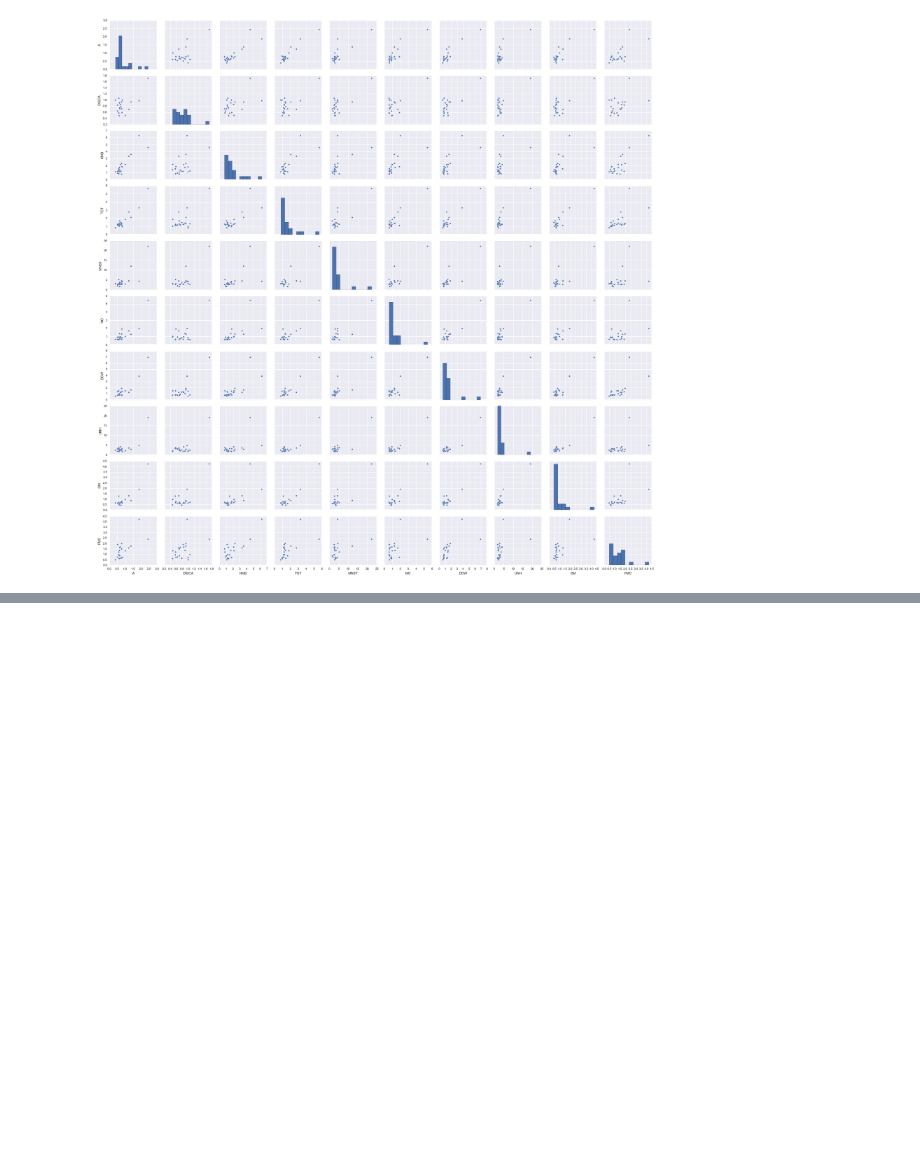
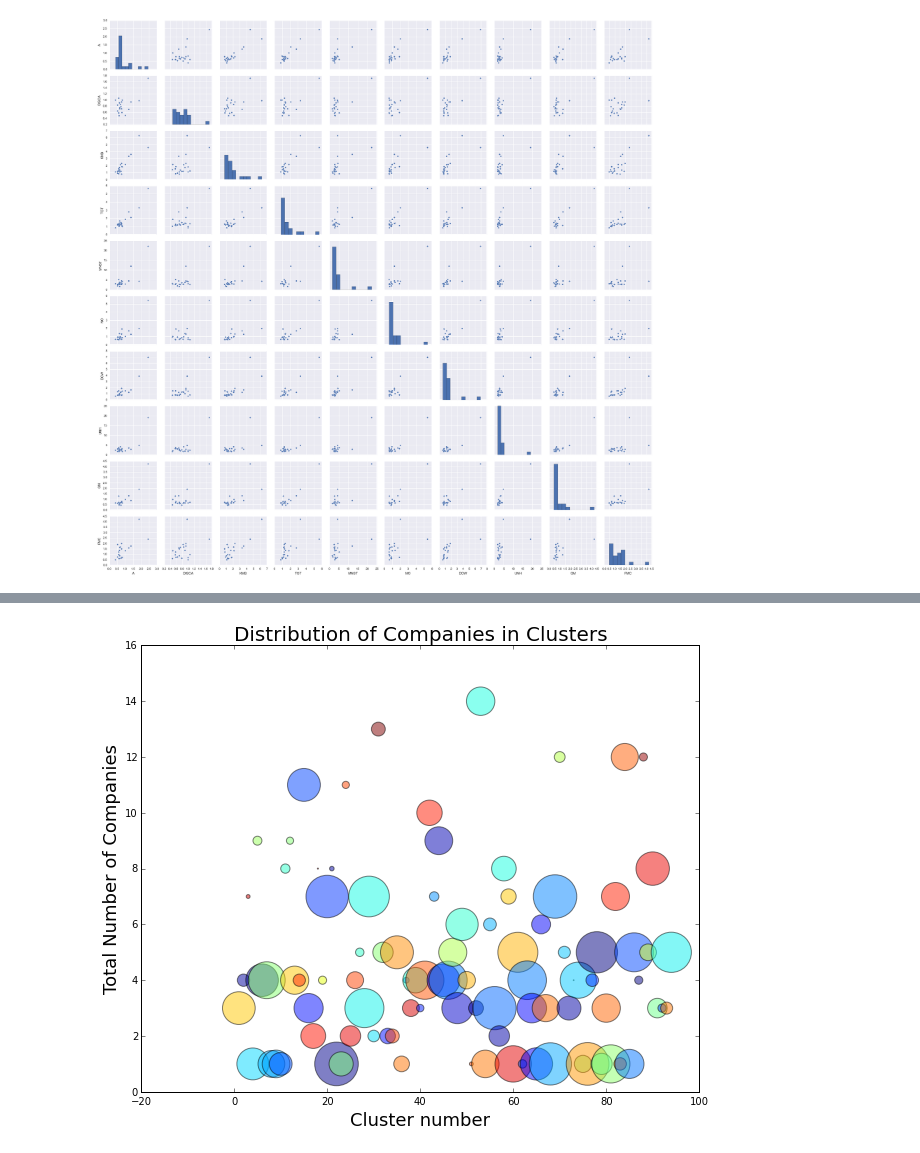
Before and after one commit to vibhorag/Data-Incubator-Ipython-Notebook, a Jupyter notebook: Week-2-Notebook.ipynb, the cells around one changed output, grey strips where cells are left out. Saved outputs shown, nothing was run; the diff lists cells and outputs as text; code cells hidden in the pictures; blank space fills up the shorter version.

```diff
--- a/Week-2-Notebook.ipynb
+++ b/Week-2-Notebook.ipynb
@@ -432,0 +924,2 @@ g = sns.pairplot(df_Change)
+# %%
+n_labels = labels.max()
@@ -432,0 +946,3 @@ g = sns.pairplot(df_Change)
+# %%
+for i in range(n_labels + 1):
+    print('Cluster %i: %s' % ((i + 1), ', '.join(names[labels == i])))
@@ -432,0 +967,9 @@ g = sns.pairplot(df_Change)
+# %%
+Clusters = pd.DataFrame(names[labels])
+Clusters["Cluster"] = labels
+Clusters.columns = ["Company","Cluster_Number"]
+Clusters =Clusters.sort(["Cluster_Number","Company"])
+for i in xrange(len(Clusters.Cluster_Number)):
+    Clusters.Cluster_Num Clusters.Cluster_Number.iloc[i]+1
+# %%
+Frequency = pd.read_csv("./Monthly_Frequency.csv")
@@ -432,0 +987,17 @@ g = sns.pairplot(df_Change)
+# %%
+plt.figure(1,facecolor="w",figsize=(10,8))
+
+plt.title('Distribution of Companies in Clusters', fontsize=20)
+x = Frequency["Cluster"]
+y = Frequency["Companies"]
+plotlabels = ['Cluster{0}'.format(i) for i in range(N)]
+N= len(Frequency.Cluster)
+colors = np.random.rand(N)
+area = np.pi * (25 * np.random.rand(N))**2
+#plt.scatter(Clusters["Cluster_Number"],Clusters["Company"])
+plt.scatter(x,y,s=area,c=colors, alpha=0.5)
+plt.xlabel("Cluster number",fontsize=18)
+plt.ylabel("Total Number of Companies",fontsize=18)
+plt.show()
+# %% [output]
+[figure, added]
```
Also changed, not shown: parts of 74 cells of this notebook, 13 other files.
